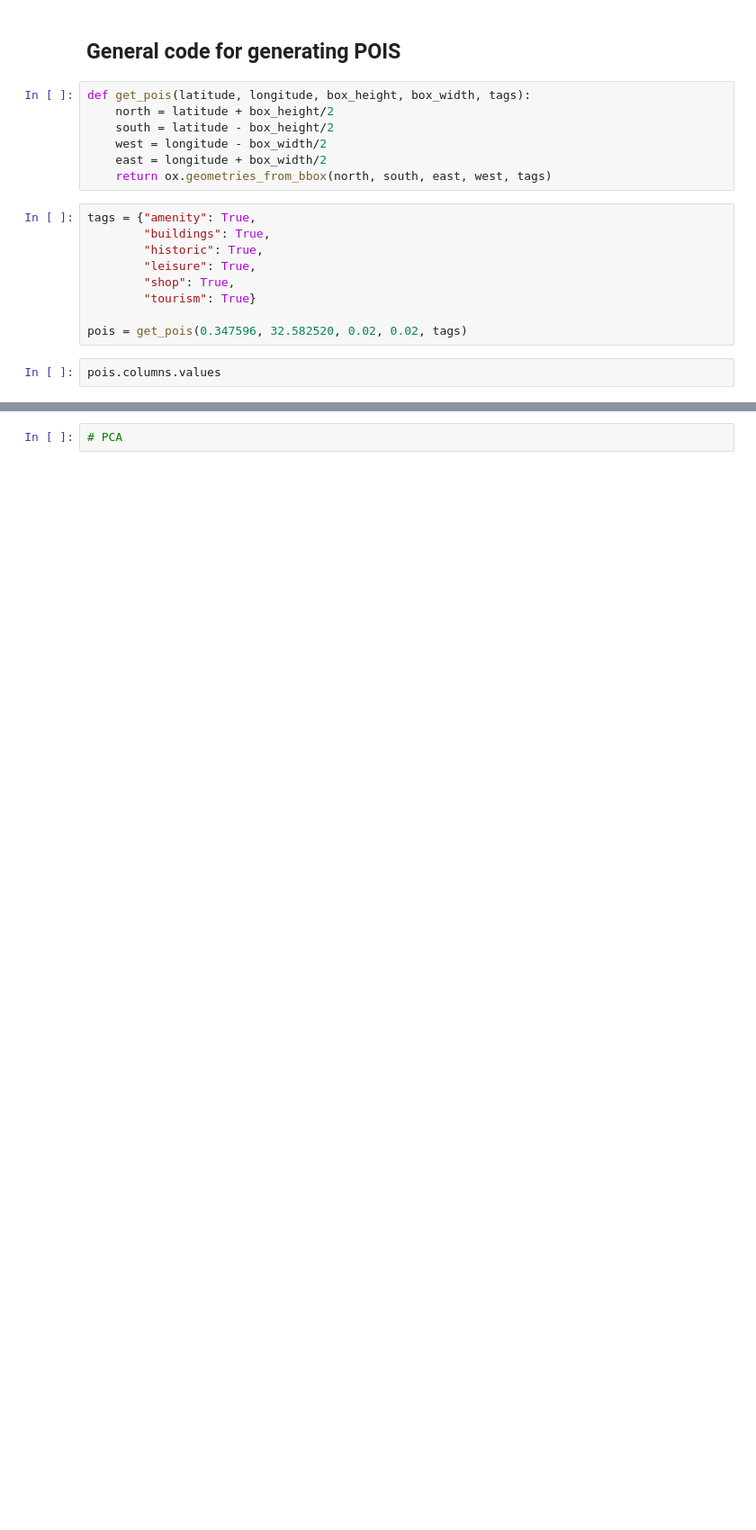
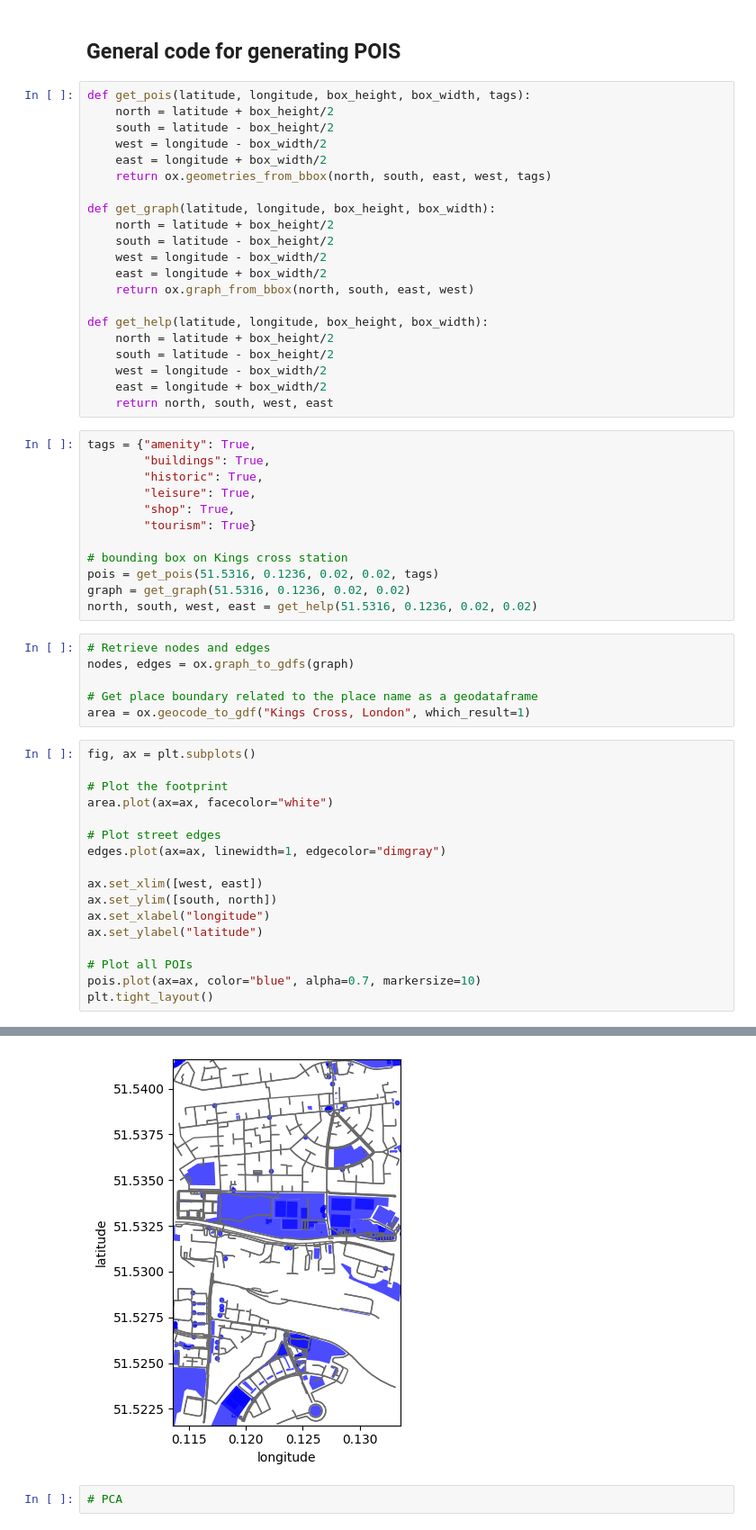
Before and after one commit to Isaac-d22/ADS_final_assign, a Jupyter notebook: notebooks/ADS_Report_2268A.ipynb, the cells around one changed output, grey strips where cells are left out. Shown at 90% size. Cells and saved outputs as stored; diff of their text form; blank space fills up the shorter version.

```diff
--- a/notebooks/ADS_Report_2268A.ipynb
+++ b/notebooks/ADS_Report_2268A.ipynb
@@ -496,6 +496,20 @@ def get_pois(latitude, longitude, box_height, box_width, tags):
     west = longitude - box_width/2
     east = longitude + box_width/2
     return ox.geometries_from_bbox(north, south, east, west, tags)
+
+def get_graph(latitude, longitude, box_height, box_width):
+    north = latitude + box_height/2
+    south = latitude - box_height/2
+    west = longitude - box_width/2
+    east = longitude + box_width/2
+    return ox.graph_from_bbox(north, south, east, west)
+
+def get_help(latitude, longitude, box_height, box_width):
+    north = latitude + box_height/2
+    south = latitude - box_height/2
+    west = longitude - box_width/2
+    east = longitude + box_width/2
+    return north, south, west, east
 # %%
 tags = {"amenity": True,
         "buildings": True,
@@ -504,7 +518,31 @@ tags = {"amenity": True,
         "shop": True,
         "tourism": True}
 
-pois = get_pois(0.347596, 32.582520, 0.02, 0.02, tags)
+# bounding box on Kings cross station
+pois = get_pois(51.5316, 0.1236, 0.02, 0.02, tags)
+graph = get_graph(51.5316, 0.1236, 0.02, 0.02)
+north, south, west, east = get_help(51.5316, 0.1236, 0.02, 0.02)
+# %%
+# Retrieve nodes and edges
+nodes, edges = ox.graph_to_gdfs(graph)
+
+# Get place boundary related to the place name as a geodataframe
+area = ox.geocode_to_gdf("Kings Cross, London", which_result=1)
 # %%
-pois.columns.values
+fig, ax = plt.subplots()
+
+# Plot the footprint
+area.plot(ax=ax, facecolor="white")
+
+# Plot street edges
+edges.plot(ax=ax, linewidth=1, edgecolor="dimgray")
+
+ax.set_xlim([west, east])
+ax.set_ylim([south, north])
+ax.set_xlabel("longitude")
+ax.set_ylabel("latitude")
+
+# Plot all POIs
+pois.plot(ax=ax, color="blue", alpha=0.7, markersize=10)
+plt.tight_layout()
 # %% [output]
@@ -528,3 +549,4 @@ array(['addr:housenumber', 'addr:street', 'amenity', 'cuisine', 'name',
+[figure, added]
 # %%
 # PCA
 # %% [output]
```
Also changed, not shown: parts of 2 cells of this notebook, 2 other files.
